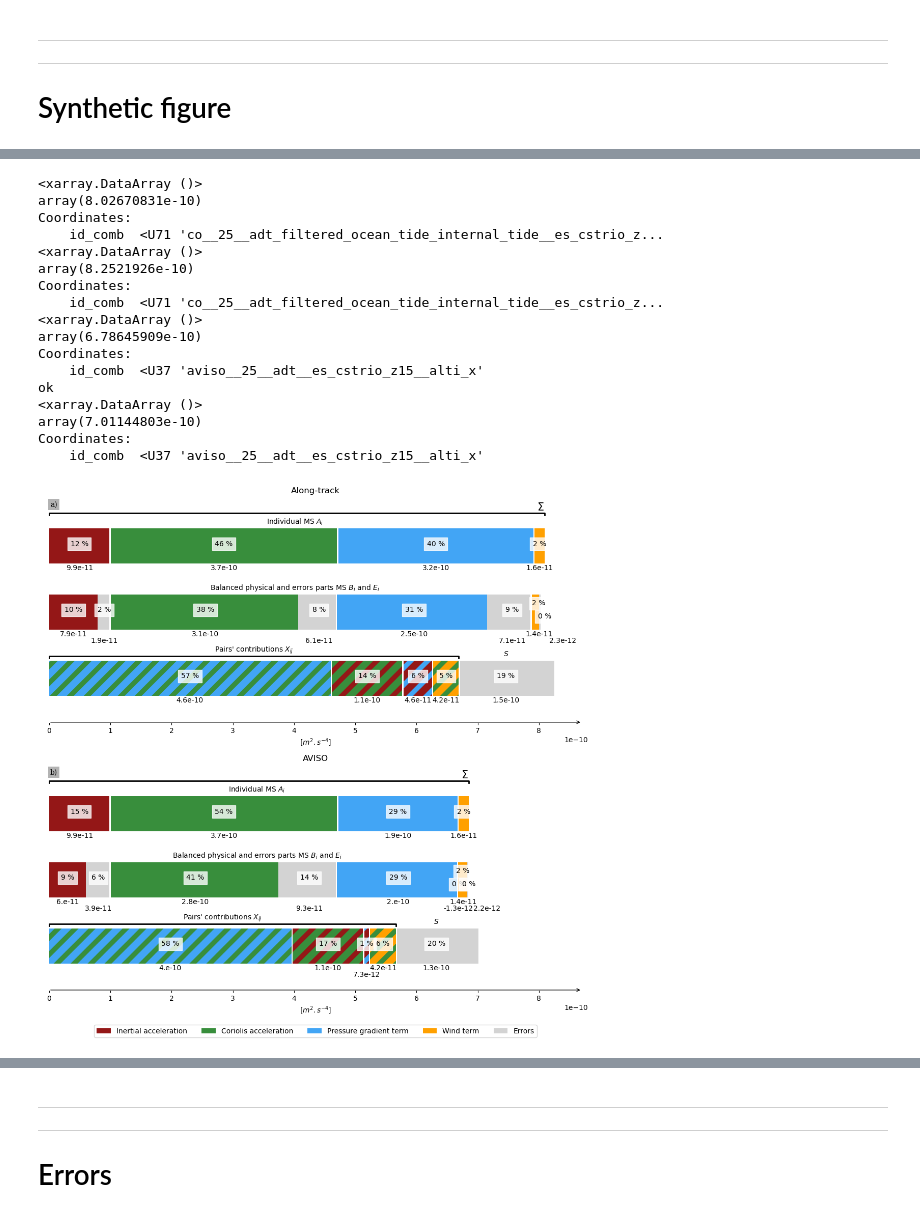
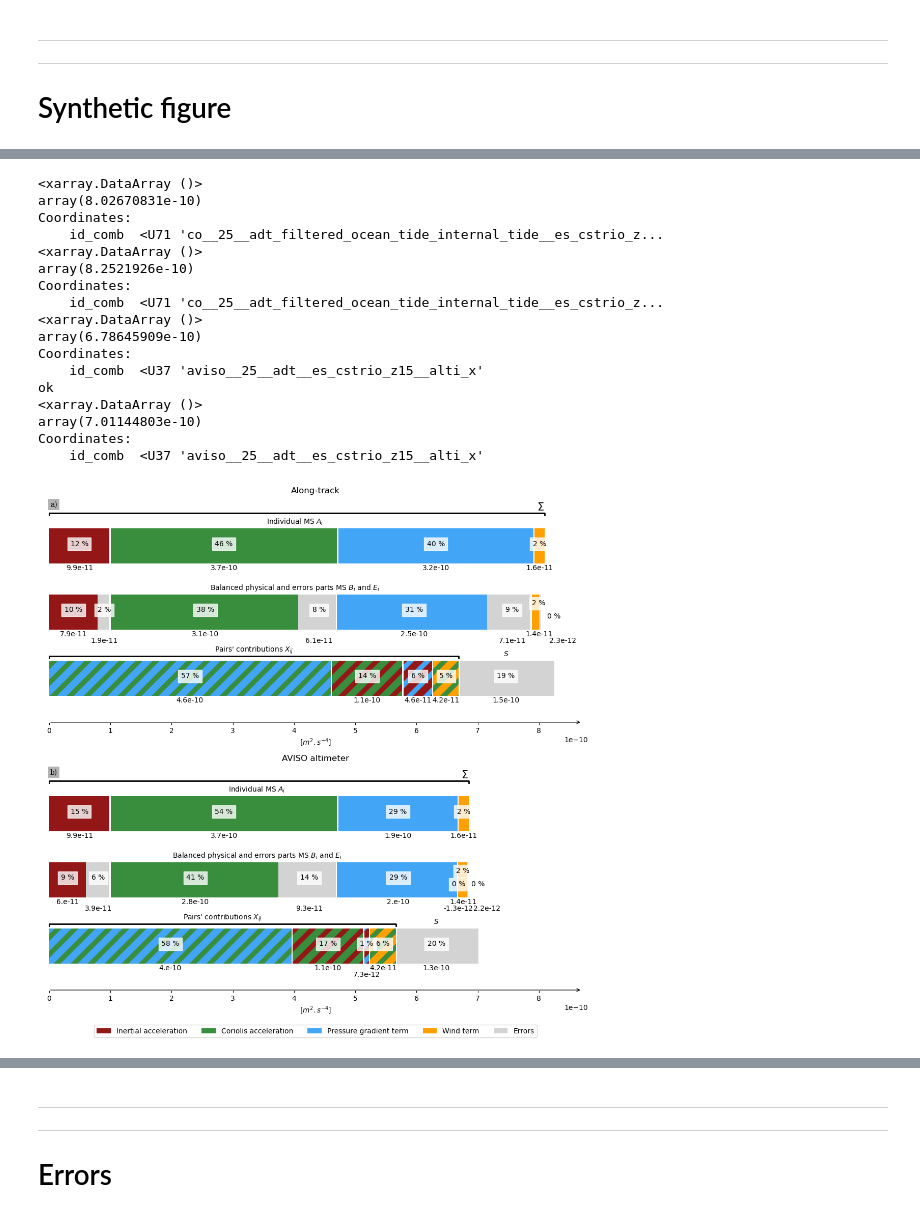
Before and after one commit to margot-demol/historical_analysis, a Jupyter notebook: 1_both_GPS_ARGOS_drogued/744_diag_ms_25_05_cutoff25_all.ipynb, the cells around one changed output, grey strips where cells are left out. Cells and saved outputs as stored; diff of their text form; code cells hidden in the pictures.

```diff
--- a/1_both_GPS_ARGOS_drogued/744_diag_ms_25_05_cutoff25_all.ipynb
+++ b/1_both_GPS_ARGOS_drogued/744_diag_ms_25_05_cutoff25_all.ipynb
@@ -359,14 +337,16 @@ def synthetic_figure(ds, dsc, dic, ax, xlim=None) :
     #percentage + MS
     key = ['true_acc','err_acc', 'true_coriolis','err_coriolis', 'true_ggrad','err_ggrad', 'true_wind', 'err_wind']
     for i in range(len(key)) :
-        d=0
-        dx=0
+        d=0#vertical +
+        dx=0#horizontal + on MS
+        dxx=0#horizontal + on percentage
         if i==len(key)-1 :
             d=-0.1*a
             dx = 3e-11
+            dxx = 1.5e-11
         if i==len(key)-2 : d=0.1*a
         if 'aviso' in dic['ggrad'] and i==len(key)-3 : d=-0.1*a
-        ax.text(sum([ds[v] for v in key[:i]])+ds[key[i]]/2+i*b/2, a+d, f'{int(np.rint((ds[key[i]]/ts).values*100))} %', ha='center', bbox=bbox)
+        ax.text(sum([ds[v] for v in key[:i]])+ds[key[i]]/2+i*b/2+dxx, a+d, f'{int(np.rint((ds[key[i]]/ts).values*100))} %', ha='center', bbox=bbox)
         d=0
         if i%2 ==1 : d=-0.1*a
         ax.text(sum([ds[v] for v in key[:i]])+ds[key[i]]/2+i*b/2+dx, a+d -0.55, f'{np.format_float_scientific(ds[key[i]].values,precision = 1)}', ha='center')
@@ -415,12 +395,3 @@ def synthetic_figure(ds, dsc, dic, ax, xlim=None) :
     ax.get_yaxis().set_visible(False)
     ax.annotate('',xy=(xlim,-1),xytext=(0,-1),arrowprops={'arrowstyle':'->', 'facecolor':'k'})
     ax.set_xlabel(r'$[m^2.s^{-4}]$')
-# %%
-plt.rcParams["axes.edgecolor"] = "w"
-fig, ax = plt.subplots(nrows=1,ncols=1,figsize=(11,5), frameon=False, )
-
-synthetic_figure(dsms.sel(id_comb=id_co), -2*dscor_co, id_co_dic, ax)
-fig.legend(ncol=5,loc='lower center')
-fig.tight_layout(rect=[0,0.04,1,1])#left, bottom, right, top (default is 0,0,1,1)
-fig.suptitle('Along-track')
-fig.savefig('../images_all/synth_alg.png',bbox_inches='tight',   dpi=300)
@@ -497,36 +401,37 @@ plt.rcParams["axes.edgecolor"] = "w"
 
 synthetic_figure(dsms.sel(id_comb=id_co), -2*dscor_co, id_co_dic, axs[0], xlim=8.7e-10)
 synthetic_figure(dsms.sel(id_comb=id_aviso), -2*dscor_aviso, id_aviso_dic, axs[1], xlim=8.7e-10)
 
 axs[0].set_title('Along-track')
-axs[1].set_title('AVISO')
+axs[1].set_title('AVISO altimeter')
 
 handles, labels = axs[0].get_legend_handles_labels()
 
 put_fig_letter(axs[0], 'a')
 put_fig_letter(axs[1], 'b')
 fig.legend(handles, labels, ncol=5,loc='lower center')
 fig.tight_layout(rect=[0,0.03,1,1])#left, bottom, right, top (default is 0,0,1,1)
-fig.savefig('../images_all/synth_samex.png',bbox_inches='tight',   dpi=300)
+fig.savefig('../images_all/synth_samex_alti.png',bbox_inches='tight',   dpi=300)
+fig.savefig('../images_all/synth_samex_alti.jpeg',bbox_inches='tight',   dpi=300)
 # %% [output]
 <xarray.DataArray ()>
 array(8.02670831e-10)
 Coordinates:
     id_comb  <U71 'co__25__adt_filtered_ocean_tide_internal_tide__es_cstrio_z...
 <xarray.DataArray ()>
 array(8.2521926e-10)
 Coordinates:
     id_comb  <U71 'co__25__adt_filtered_ocean_tide_internal_tide__es_cstrio_z...
 <xarray.DataArray ()>
 array(6.78645909e-10)
 Coordinates:
     id_comb  <U37 'aviso__25__adt__es_cstrio_z15__alti_x'
 ok
 <xarray.DataArray ()>
 array(7.01144803e-10)
 Coordinates:
     id_comb  <U37 'aviso__25__adt__es_cstrio_z15__alti_x'
-[figure, old version]
+[figure, new version]
 # %%
 fig, axs = plt.subplots(nrows=2,ncols=1,figsize=(11,11), frameon=False, )
 plt.rcParams["axes.edgecolor"] = "w"
```
Also changed, not shown: parts of 22 cells of this notebook, 15 other files.
